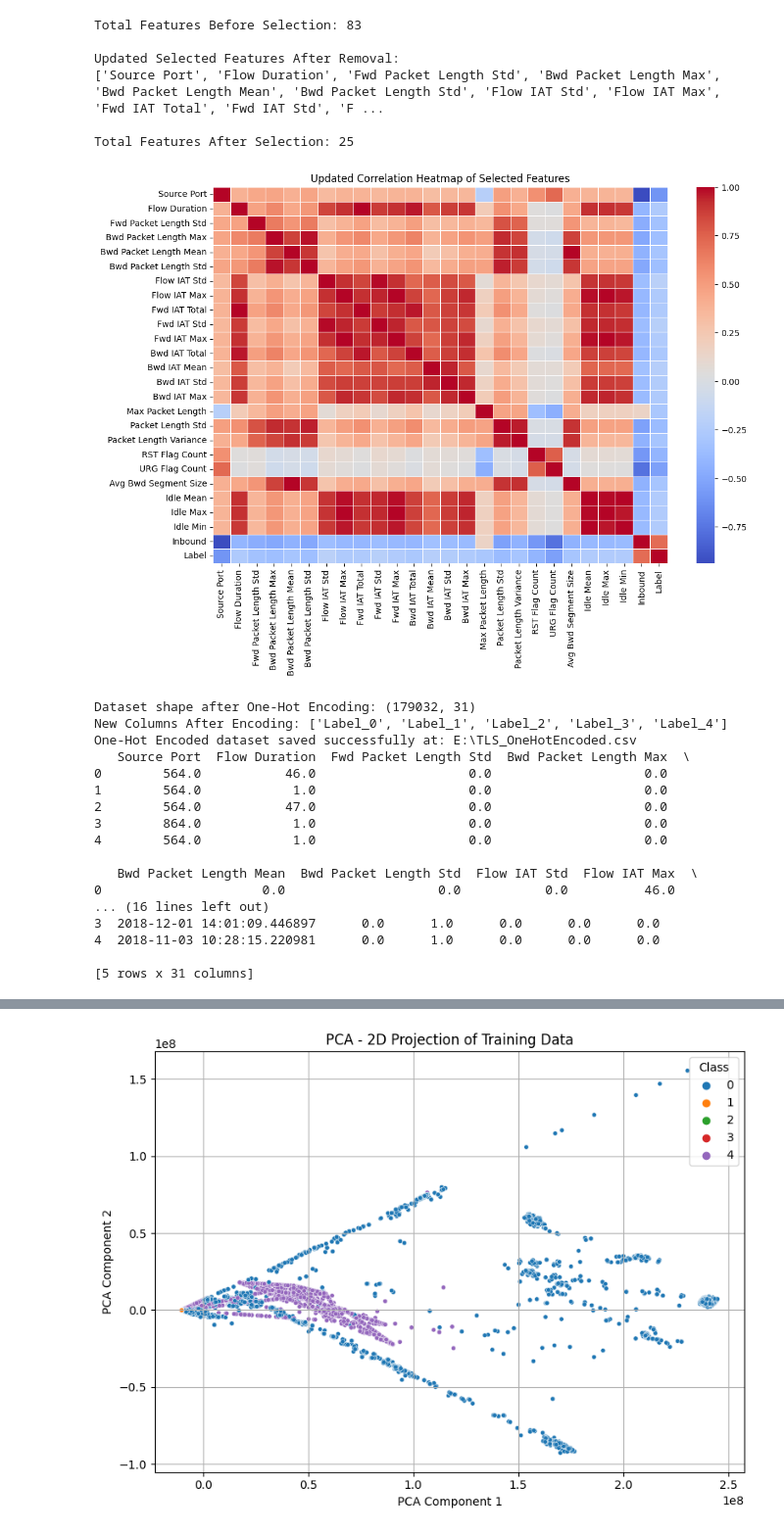
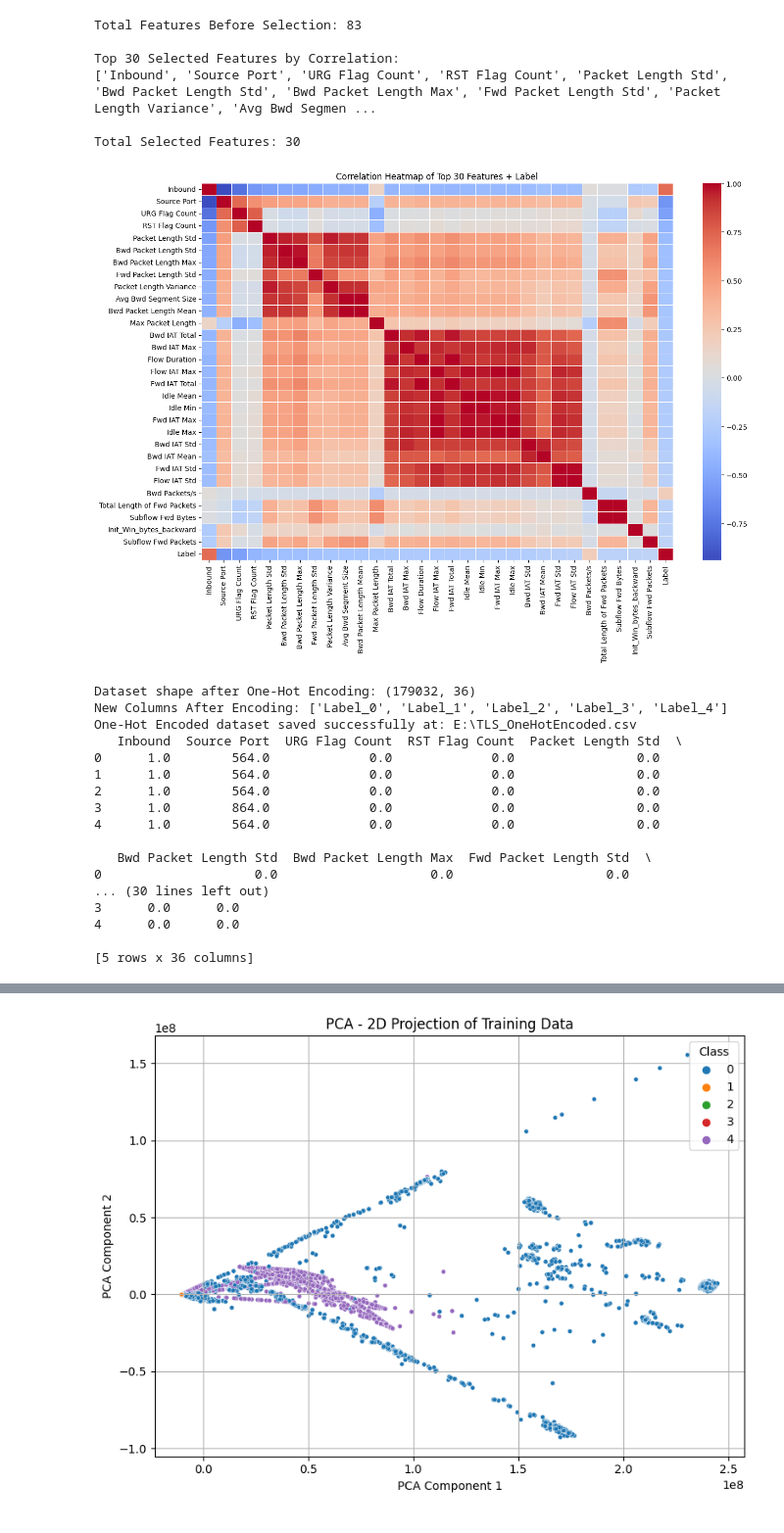
Before and after one commit to Nirusan03/QuanNetDetct, a Jupyter notebook: Model/Quantum_Model/DoS2019/QNN_Dos2019_Final.ipynb, the cells around one changed output, grey strips where cells are left out. Shown at 98% size. Drawn from its saved outputs; the diff is of its cells as text; code cells hidden in the pictures.

```diff
--- a/Model/Quantum_Model/DoS2019/QNN_Dos2019_Final.ipynb
+++ b/Model/Quantum_Model/DoS2019/QNN_Dos2019_Final.ipynb
@@ -13,62 +13,57 @@ tls_traffic = pd.read_csv(file_path)
 tls_traffic.columns = tls_traffic.columns.str.strip()
 
 # Identify the target column (attack type)
 target_column = "Label"
 
 # Convert categorical target variable (Label) to numerical for correlation analysis
 label_encoder = LabelEncoder()
 tls_traffic[target_column] = label_encoder.fit_transform(tls_traffic[target_column])
 
 # Convert numeric columns to float32 for memory efficiency
 numeric_cols = tls_traffic.select_dtypes(include=['float64', 'int64']).columns
 tls_traffic[numeric_cols] = tls_traffic[numeric_cols].astype(np.float32)
 
 # Print total number of features before selection
 print(f"Total Features Before Selection: {tls_traffic.shape[1] - 2}")  # Excluding Label & Timestamp
 
-# Compute Correlation Matrix
+# Compute correlation matrix and extract correlation with target
 correlation_matrix = tls_traffic.corr(numeric_only=True)
-
-# Compute correlation with target variable (Label)
 target_correlation = correlation_matrix[target_column].drop(target_column, errors="ignore")
 
-# Select features with correlation above a set threshold
-correlation_threshold = 0.2
-selected_features = target_correlation[abs(target_correlation) > correlation_threshold]
+# Drop known noisy or irrelevant features (but KEEP timestamp for later)
+identifiers_to_remove = ['Unnamed: 0', 'CWE Flag Count', 'ACK Flag Count', 'Fwd PSH Flags']
+target_correlation = target_correlation.drop(index=identifiers_to_remove, errors='ignore')
 
-# Drop only unnecessary index columns (but KEEP Timestamp)
-identifiers_to_remove = ['Unnamed: 0', 'CWE Flag Count', 'ACK Flag Count', 'Fwd PSH Flags']  # Removed unnecessary features
-selected_features = selected_features.drop(index=identifiers_to_remove, errors='ignore')
+# Select Top 30 features by absolute correlation
+top_k = 30
+selected_features = target_correlation.abs().sort_values(ascending=False).head(top_k).index.tolist()
 
-# Print the selected features
-print("\nUpdated Selected Features After Removal:")
-print(selected_features.index.tolist())
+# Print selected features
+print("\nTop 30 Selected Features by Correlation:")
+print(selected_features)
+print(f"\nTotal Selected Features: {len(selected_features)}")
 
-# Print total number of selected features
-print(f"\nTotal Features After Selection: {len(selected_features)}")
+# Keep only top 30 features + Label + Timestamp
+tls_traffic = tls_traffic[selected_features + [target_column, "Timestamp"]]
 
-# Keep only selected features + Label + Timestamp
-tls_traffic = tls_traffic[selected_features.index.tolist() + [target_column, "Timestamp"]]
-
-# Define the output file path
-output_file_path = "E:\\TLS_Selected_Features_Updated.csv"
-
-# Save the processed dataset to CSV
+# Save processed dataset
+output_file_path = "E:\\TLS_Top30_Selected_Features.csv"
 tls_traffic.to_csv(output_file_path, index=False)
 
-# Visualize correlation matrix for selected features
-plt.figure(figsize=(12, 8))
-sns.heatmap(tls_traffic.corr(numeric_only=True), annot=False, cmap="coolwarm", linewidths=0.5)
-plt.title("Updated Correlation Heatmap of Selected Features")
+# Visualise correlation heatmap
+plt.figure(figsize=(14, 10))
+sns.heatmap(tls_traffic.corr(numeric_only=True), cmap="coolwarm", linewidths=0.5)
+plt.title("Correlation Heatmap of Top 30 Features + Label")
+plt.tight_layout()
 plt.show()
 # %% [output]
 Total Features Before Selection: 83
 
-Updated Selected Features After Removal:
-['Source Port', 'Flow Duration', 'Fwd Packet Length Std', 'Bwd Packet Length Max', 'Bwd Packet Length Mean', 'Bwd Packet Length Std', 'Flow IAT Std', 'Flow IAT Max', 'Fwd IAT Total', 'Fwd IAT Std', 'F ...
+Top 30 Selected Features by Correlation:
+['Inbound', 'Source Port', 'URG Flag Count', 'RST Flag Count', 'Packet Length Std', 'Bwd Packet Length Std', 'Bwd Packet Length Max', 'Fwd Packet Length Std', 'Packet Length Variance', 'Avg Bwd Segmen ...
 
-Total Features After Selection: 25
+Total Selected Features: 30
-[figure, old version]
+[figure, new version]
 # %%
 from sklearn.preprocessing import OneHotEncoder
 
@@ -104,23 +99,23 @@ print(f"One-Hot Encoded dataset saved successfully at: {output_file_path}")
 # Show first few rows to verify encoding
 print(tls_traffic.head())
 # %% [output]
-Dataset shape after One-Hot Encoding: (179032, 31)
+Dataset shape after One-Hot Encoding: (179032, 36)
 New Columns After Encoding: ['Label_0', 'Label_1', 'Label_2', 'Label_3', 'Label_4']
 One-Hot Encoded dataset saved successfully at: E:\TLS_OneHotEncoded.csv
-   Source Port  Flow Duration  Fwd Packet Length Std  Bwd Packet Length Max  \
-0        564.0           46.0                    0.0                    0.0
-1        564.0            1.0                    0.0                    0.0
-2        564.0           47.0                    0.0                    0.0
-3        864.0            1.0                    0.0                    0.0
-4        564.0            1.0                    0.0                    0.0
+   Inbound  Source Port  URG Flag Count  RST Flag Count  Packet Length Std  \
+0      1.0        564.0             0.0             0.0                0.0
+1      1.0        564.0             0.0             0.0                0.0
+2      1.0        564.0             0.0             0.0                0.0
+3      1.0        864.0             0.0             0.0                0.0
+4      1.0        564.0             0.0             0.0                0.0
 
-   Bwd Packet Length Mean  Bwd Packet Length Std  Flow IAT Std  Flow IAT Max  \
-0                     0.0                    0.0           0.0          46.0
-... (16 lines left out)
-3  2018-12-01 14:01:09.446897      0.0      1.0      0.0      0.0      0.0
-4  2018-11-03 10:28:15.220981      0.0      1.0      0.0      0.0      0.0
+   Bwd Packet Length Std  Bwd Packet Length Max  Fwd Packet Length Std  \
+0                    0.0                    0.0                    0.0
+... (30 lines left out)
+3      0.0      0.0
+4      0.0      0.0
 
-[5 rows x 31 columns]
+[5 rows x 36 columns]
 # %%
 import pandas as pd
 from sklearn.model_selection import train_test_split
```
Also changed, not shown: parts of 2 cells of this notebook.
